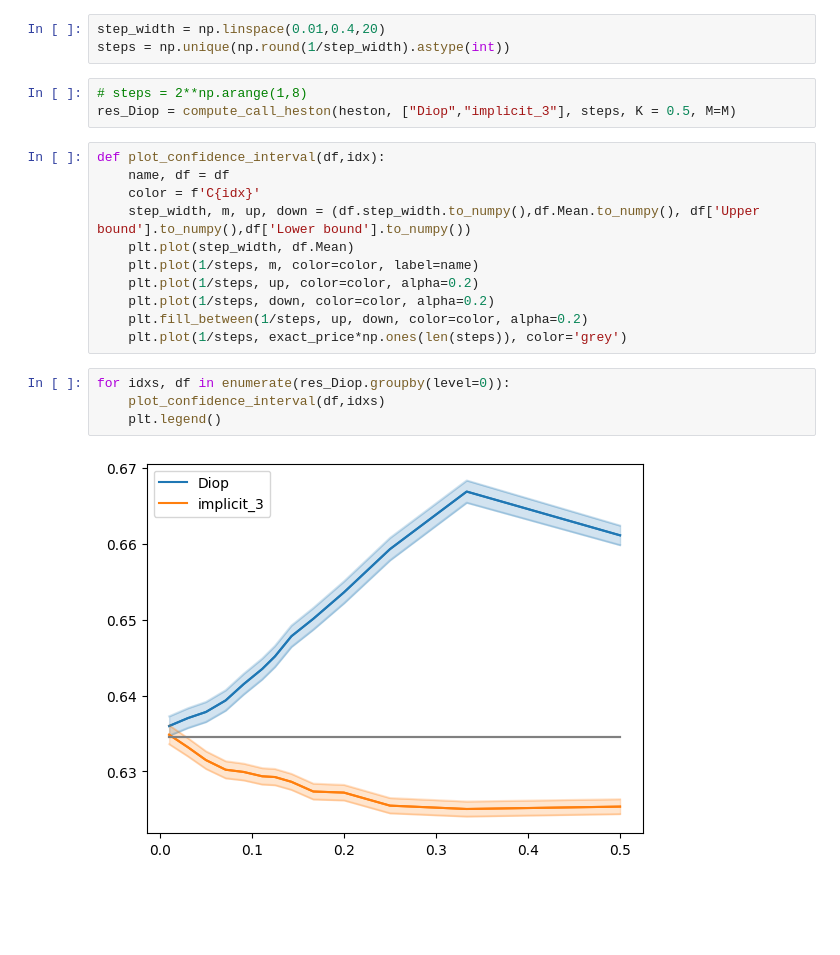
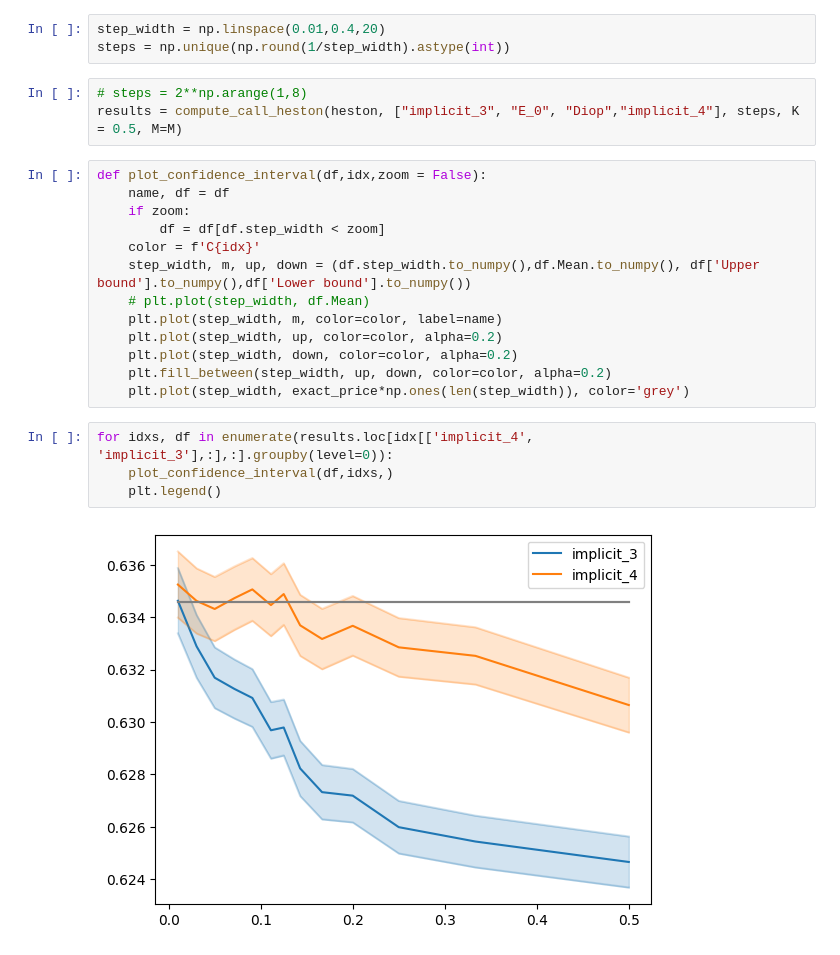
Before and after one commit to ziruNIu/project-Monte-Carlo, a Jupyter notebook: heston.ipynb, the cells around one changed output. Cells and saved outputs as stored; diff of their text form; blank space fills up the shorter version.

Commit message:
add more schemas for Heston model

```diff
--- a/heston.ipynb
+++ b/heston.ipynb
@@ -105,21 +109,23 @@ step_width = np.linspace(0.01,0.4,20)
 steps = np.unique(np.round(1/step_width).astype(int))
 # %%
 # steps = 2**np.arange(1,8)
-res_Diop = compute_call_heston(heston, ["Diop","implicit_3"], steps, K = 0.5, M=M)
+results = compute_call_heston(heston, ["implicit_3", "E_0", "Diop","implicit_4"], steps, K = 0.5, M=M)
 # %%
-def plot_confidence_interval(df,idx):
+def plot_confidence_interval(df,idx,zoom = False):
     name, df = df
+    if zoom:
+        df = df[df.step_width < zoom]
     color = f'C{idx}'
     step_width, m, up, down = (df.step_width.to_numpy(),df.Mean.to_numpy(), df['Upper bound'].to_numpy(),df['Lower bound'].to_numpy())
-    plt.plot(step_width, df.Mean)
-    plt.plot(1/steps, m, color=color, label=name)
-    plt.plot(1/steps, up, color=color, alpha=0.2)
-    plt.plot(1/steps, down, color=color, alpha=0.2)
-    plt.fill_between(1/steps, up, down, color=color, alpha=0.2)
-    plt.plot(1/steps, exact_price*np.ones(len(steps)), color='grey')
+    # plt.plot(step_width, df.Mean)
+    plt.plot(step_width, m, color=color, label=name)
+    plt.plot(step_width, up, color=color, alpha=0.2)
+    plt.plot(step_width, down, color=color, alpha=0.2)
+    plt.fill_between(step_width, up, down, color=color, alpha=0.2)
+    plt.plot(step_width, exact_price*np.ones(len(step_width)), color='grey')
 # %%
-for idxs, df in enumerate(res_Diop.groupby(level=0)):
-    plot_confidence_interval(df,idxs)
+for idxs, df in enumerate(results.loc[idx[['implicit_4', 'implicit_3'],:],:].groupby(level=0)):
+    plot_confidence_interval(df,idxs,)
     plt.legend()
 # %% [output]
-[figure, old version]
+[figure, new version]
```
Also changed, not shown: parts of 4 cells of this notebook, 1 other file.
